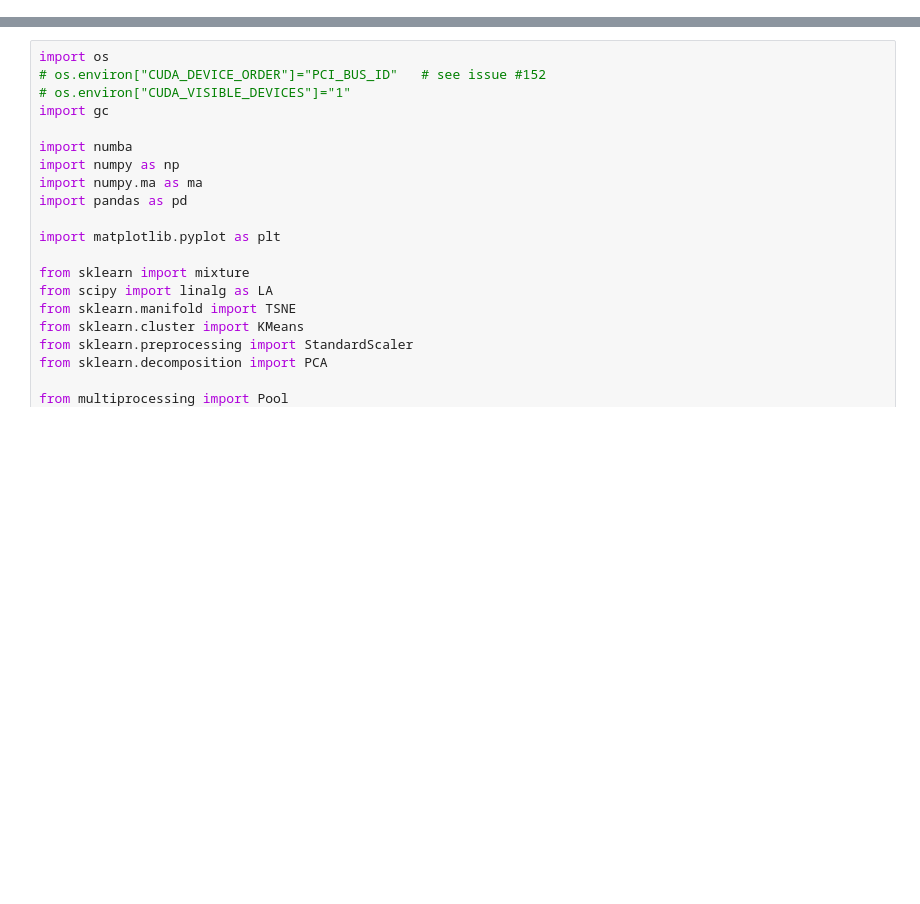
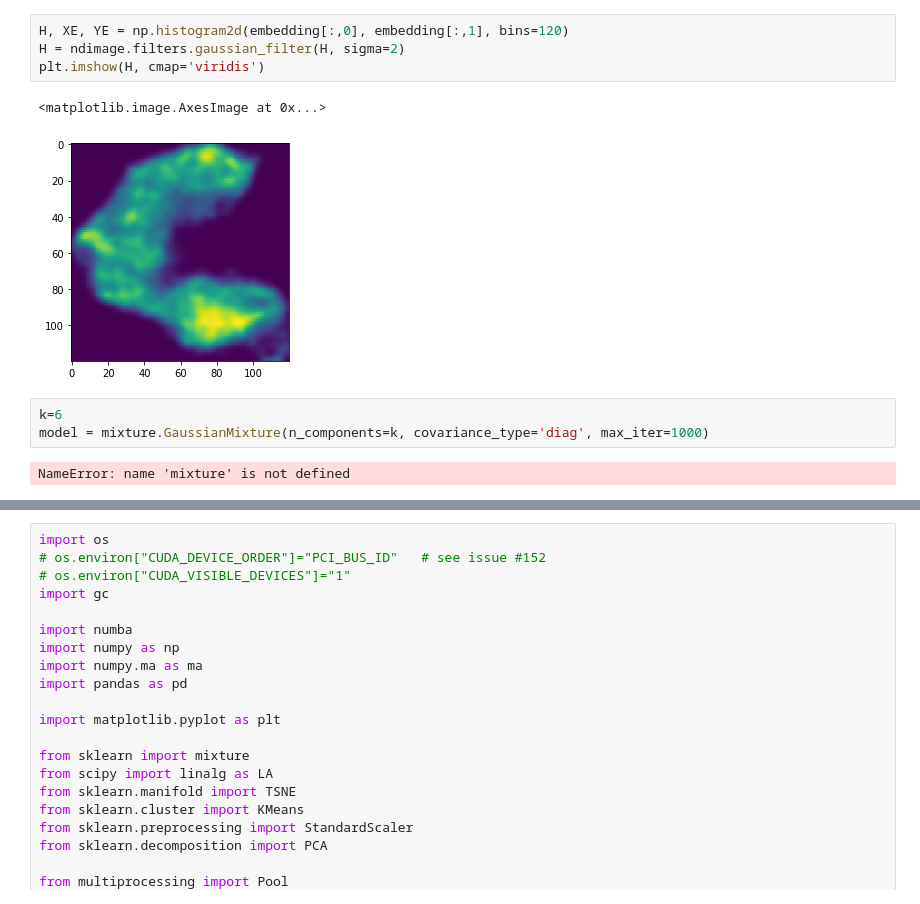
Before and after one commit to ietheredge/ASAB-2019-MLWS, a Jupyter notebook: 2-UnsupervisedApprocahes-MLWS-ASAB2019-MPIAB.ipynb, the cells around one changed output, grey strips where cells are left out. Drawn from its saved outputs; the diff is of its cells as text; blank space fills up the shorter version.

```diff
--- a/2-UnsupervisedApprocahes-MLWS-ASAB2019-MPIAB.ipynb
+++ b/2-UnsupervisedApprocahes-MLWS-ASAB2019-MPIAB.ipynb
@@ -0,0 +78,12 @@
+# %%
+H, XE, YE = np.histogram2d(embedding[:,0], embedding[:,1], bins=120)
+H = ndimage.filters.gaussian_filter(H, sigma=2)
+plt.imshow(H, cmap='viridis')
+# %% [output]
+<matplotlib.image.AxesImage at 0x...>
+[figure, added]
+# %%
+k=6
+model = mixture.GaussianMixture(n_components=k, covariance_type='diag', max_iter=1000)
+# %% [output]
+NameError: name 'mixture' is not defined
```
Also changed, not shown: parts of 24 cells of this notebook, 2 other files.
